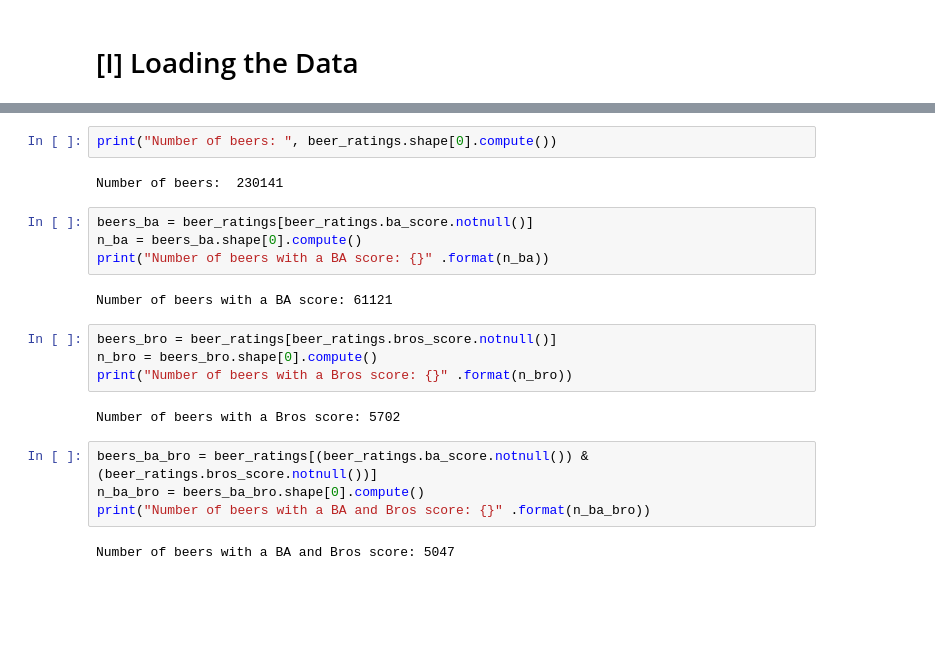
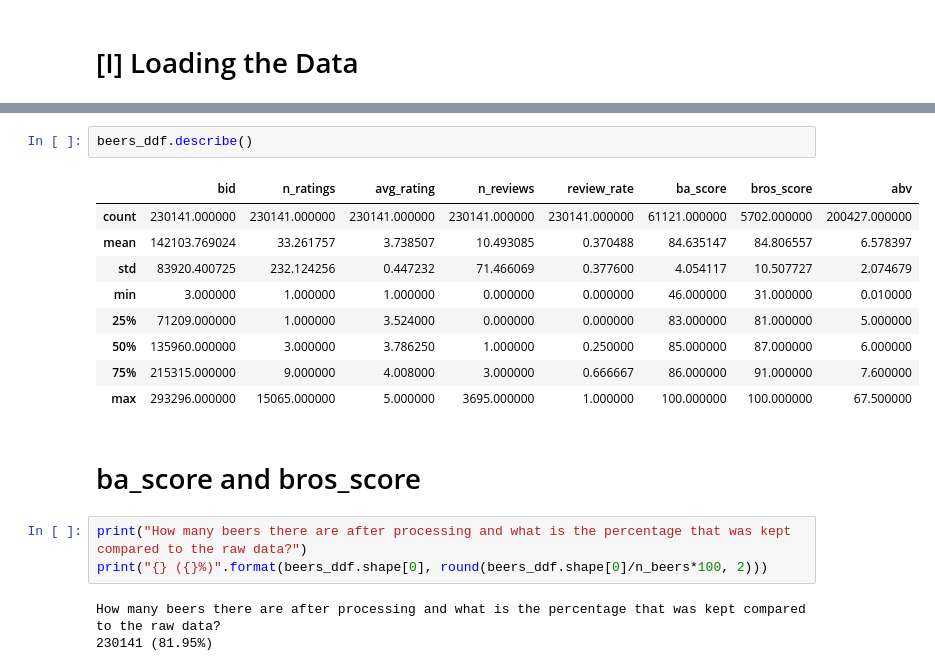
Before and after one commit to epfl-ada/ada-2022-project-analyteam, a Jupyter notebook: processing_beers.ipynb, the cells around one changed output, grey strips where cells are left out. Saved outputs shown, nothing was run; the diff lists cells and outputs as text; blank space fills up the shorter version.

```diff
--- a/processing_beers.ipynb
+++ b/processing_beers.ipynb
@@ -100,22 +99,20 @@ beer_ratings.head(5)
-# %%
-print("Number of beers: ", beer_ratings.shape[0].compute())
-# %% [output]
-Number of beers:  230141
-# %%
-beers_ba = beer_ratings[beer_ratings.ba_score.notnull()]
-n_ba = beers_ba.shape[0].compute()
-print("Number of beers with a BA score: {}" .format(n_ba))
-# %% [output]
-Number of beers with a BA score: 61121
-# %%
-beers_bro = beer_ratings[beer_ratings.bros_score.notnull()]
-n_bro = beers_bro.shape[0].compute()
-print("Number of beers with a Bros score: {}" .format(n_bro))
-# %% [output]
-Number of beers with a Bros score: 5702
-# %%
-beers_ba_bro = beer_ratings[(beer_ratings.ba_score.notnull()) & (beer_ratings.bros_score.notnull())]
-n_ba_bro = beers_ba_bro.shape[0].compute()
-print("Number of beers with a BA and Bros score: {}" .format(n_ba_bro))
-# %% [output]
-Number of beers with a BA and Bros score: 5047
+# %%
+beers_ddf.describe()
+# %% [output]
+|  | bid | n_ratings | avg_rating | n_reviews | review_rate | ba_score | bros_score | abv |
+| count | 230141.000000 | 230141.000000 | 230141.000000 | 230141.000000 | 230141.000000 | 61121.000000 | 5702.000000 | 200427.000000 |
+| mean | 142103.769024 | 33.261757 | 3.738507 | 10.493085 | 0.370488 | 84.635147 | 84.806557 | 6.578397 |
+| std | 83920.400725 | 232.124256 | 0.447232 | 71.466069 | 0.377600 | 4.054117 | 10.507727 | 2.074679 |
+| min | 3.000000 | 1.000000 | 1.000000 | 0.000000 | 0.000000 | 46.000000 | 31.000000 | 0.010000 |
+| 25% | 71209.000000 | 1.000000 | 3.524000 | 0.000000 | 0.000000 | 83.000000 | 81.000000 | 5.000000 |
+| 50% | 135960.000000 | 3.000000 | 3.786250 | 1.000000 | 0.250000 | 85.000000 | 87.000000 | 6.000000 |
+| 75% | 215315.000000 | 9.000000 | 4.008000 | 3.000000 | 0.666667 | 86.000000 | 91.000000 | 7.600000 |
+| max | 293296.000000 | 15065.000000 | 5.000000 | 3695.000000 | 1.000000 | 100.000000 | 100.000000 | 67.500000 |
+# %% [markdown]
+# ba_score and bros_score
+# %%
+print("How many beers there are after processing and what is the percentage that was kept compared to the raw data?")
+print("{} ({}%)".format(beers_ddf.shape[0], round(beers_ddf.shape[0]/n_beers*100, 2)))
+# %% [output]
+How many beers there are after processing and what is the percentage that was kept compared to the raw data?
+230141 (81.95%)
```
Also changed, not shown: parts of 29 cells of this notebook, 2 other files.
